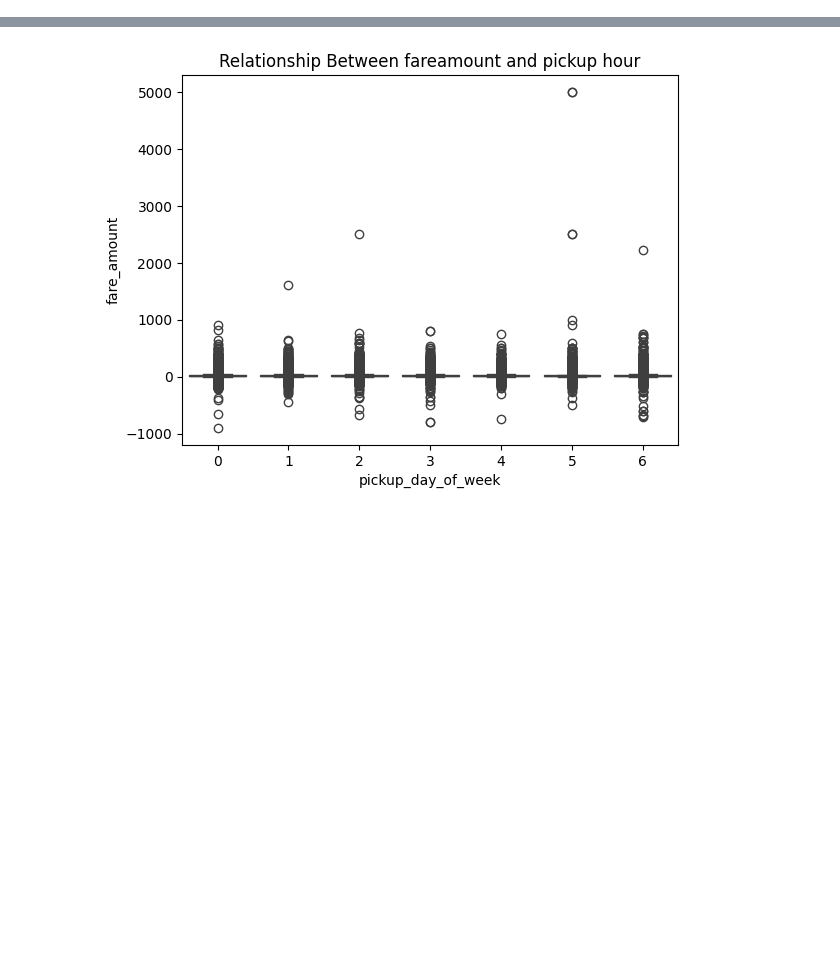
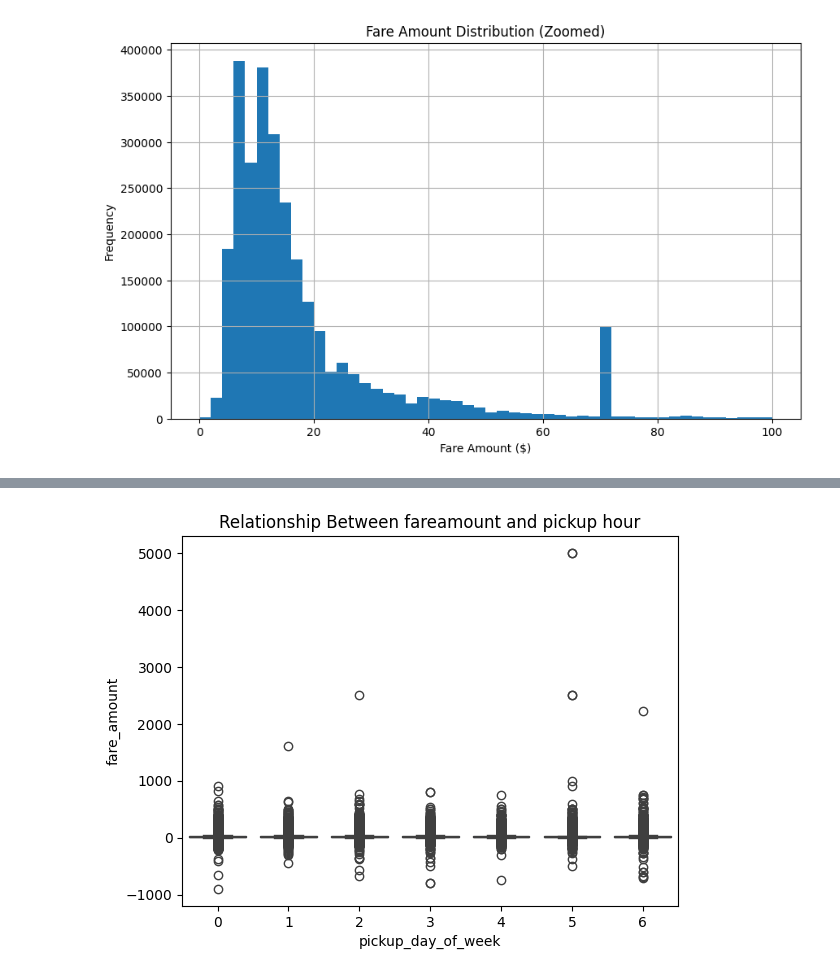
Before and after one commit to Mohammadtalha3/NewYorkTaxi, a Jupyter notebook: Experiment/Data_Ingestion.ipynb, the cells around one changed output, grey strips where cells are left out. Drawn from its saved outputs; the diff is of its cells as text; code cells hidden in the pictures; blank space fills up the shorter version.

```diff
--- a/Experiment/Data_Ingestion.ipynb
+++ b/Experiment/Data_Ingestion.ipynb
@@ -283,0 +169,11 @@ np.float64(0.0)
+# %%
+import matplotlib.pyplot as plt
+
+plt.figure(figsize=(10, 6))
+df['fare_amount'].hist(bins=50, range=(0, 100))  # Adjust range for focus
+plt.title('Fare Amount Distribution (Zoomed)')
+plt.xlabel('Fare Amount ($)')
+plt.ylabel('Frequency')
+plt.show()
+# %% [output]
+[figure, added]
```
Also changed, not shown: parts of 42 cells of this notebook, 1 other file.
